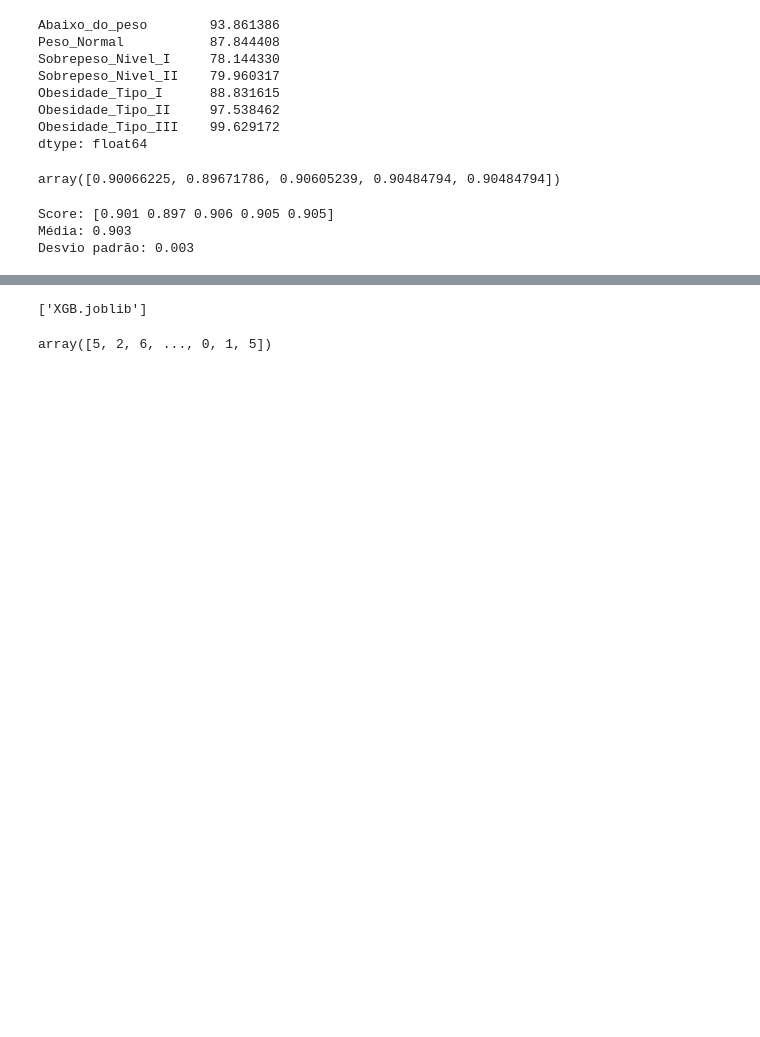
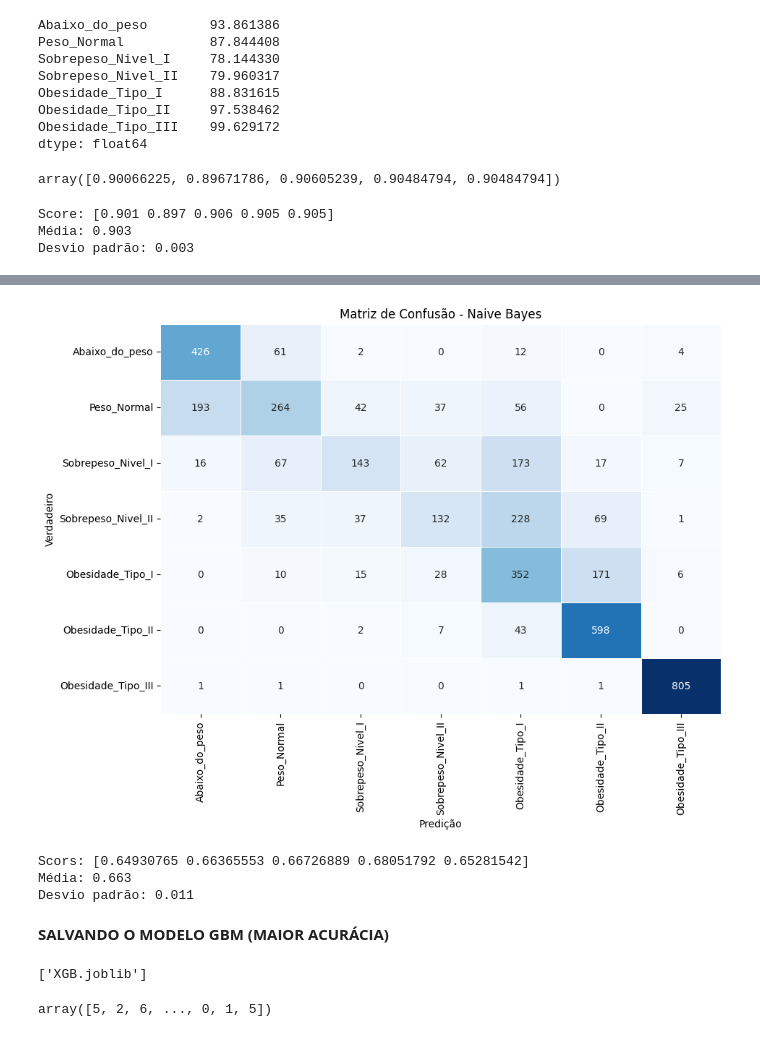
Before and after one commit to EndelSemW/Data-Mining-2024-1, a Jupyter notebook: classifica-o-risco-de-obesidade-data-mining.ipynb, the cells around one changed output, grey strips where cells are left out. Saved outputs shown, nothing was run; the diff lists cells and outputs as text; code cells hidden in the pictures; blank space fills up the shorter version.

```diff
--- a/classifica-o-risco-de-obesidade-data-mining.ipynb
+++ b/classifica-o-risco-de-obesidade-data-mining.ipynb
@@ -592,0 +595,21 @@ Desvio padrão: 0.003
+# %%
+from sklearn.naive_bayes import GaussianNB
+from sklearn.metrics import accuracy_score, classification_report
+
+
+nb_classifier = GaussianNB()
+
+
+nb_classifier.fit(x_train, y_train)
+
+
+y_pred_nb = nb_classifier.predict(x_val)
+
+
+accuracy_nb = accuracy_score(y_val, y_pred_nb)
+report_nb = classification_report(y_val, y_pred_nb)
+
+accuracy_percent_nb = round(100 * accuracy_nb, 2)
+
+print("A acurácia do modelo Naive Bayes foi de {}%".format(accuracy_percent_nb))
+print("Relatório de Classificação:\n", report_nb)
@@ -593,3 +632,36 @@ Desvio padrão: 0.003
+# %%
+conf_mat_nb = confusion_matrix(y_val, y_pred_nb)
+
+
+conf_mat_df = pd.DataFrame(conf_mat_nb, index=labels, columns=labels)
+
+
+plt.figure(figsize=(10, 7))
+sns.heatmap(conf_mat_df, annot=True, fmt='d', cmap='Blues', cbar=False,
+            linewidths=0.5, annot_kws={'size': 10}, xticklabels=labels, yticklabels=labels)
+plt.title('Matriz de Confusão - Naive Bayes')
+plt.ylabel('Verdadeiro')
+plt.xlabel('Predição')
+plt.show()
+# %% [output]
+[figure, added]
+# %%
+nb_classifier = GaussianNB()
+
+scores_nb = cross_val_score(nb_classifier, X=x_train, y=y_train, cv=5)  # cv é o número de folds
+
+mean_score_nb = scores_nb.mean()
+std_deviation_score_nb = scores_nb.std()
+
+print("Scors:", scores_nb)
+print("Média:", round(mean_score_nb, 3))
+print("Desvio padrão:", round(std_deviation_score_nb, 3))
+# %% [output]
+Scors: [0.64930765 0.66365553 0.66726889 0.68051792 0.65281542]
+Média: 0.663
+Desvio padrão: 0.011
+# %% [markdown]
+**SALVANDO O MODELO GBM (MAIOR ACURÁCIA)**
 # %%
 import joblib
 # %%
```
Also changed, not shown: parts of 9 cells of this notebook.
